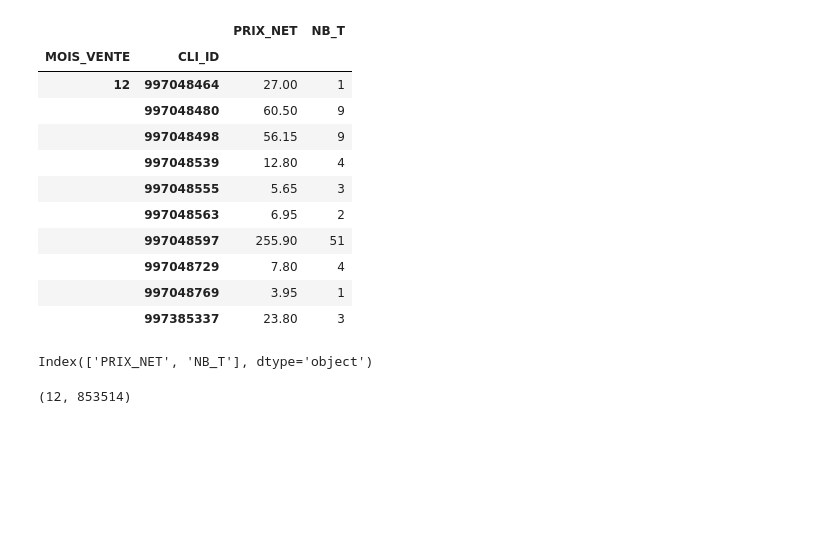
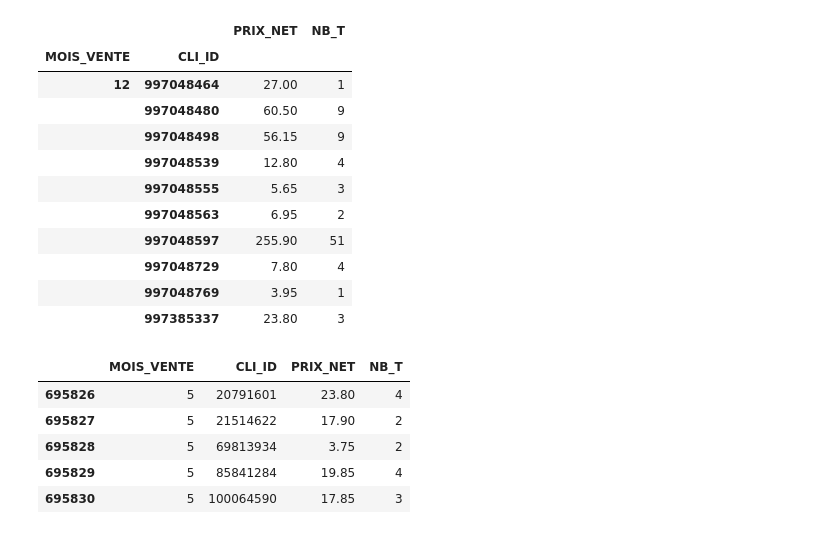
Before and after one commit to gu1lhemlcb/T-DAT, a Jupyter notebook: cart-mean-month.ipynb, the cells around one changed output. Saved outputs shown, nothing was run; the diff lists cells and outputs as text; code cells hidden in the pictures; blank space fills up the shorter version.

```diff
--- a/cart-mean-month.ipynb
+++ b/cart-mean-month.ipynb
@@ -179,12 +154,13 @@ cart_df.tail(10)
 |  | 997048729 | 7.80 | 4 |
 |  | 997048769 | 3.95 | 1 |
 |  | 997385337 | 23.80 | 3 |
-# %%
-cart_df.columns
-# %% [output]
-Index(['PRIX_NET', 'NB_T'], dtype='object')
-# %%
-bar_chart_df = cart_df["PRIX_NET"]
-bar_chart_df.T.unstack().shape
-# %% [output]
-(12, 853514)
+# %%
+cart_cluster = cart_df.reset_index()
+cart_cluster[cart_cluster["MOIS_VENTE"] == 5].head()
+# %% [output]
+|  | MOIS_VENTE | CLI_ID | PRIX_NET | NB_T |
+| 695826 | 5 | 20791601 | 23.80 | 4 |
+| 695827 | 5 | 21514622 | 17.90 | 2 |
+| 695828 | 5 | 69813934 | 3.75 | 2 |
+| 695829 | 5 | 85841284 | 19.85 | 4 |
+| 695830 | 5 | 100064590 | 17.85 | 3 |
```
Also changed, not shown: parts of 6 cells of this notebook.
